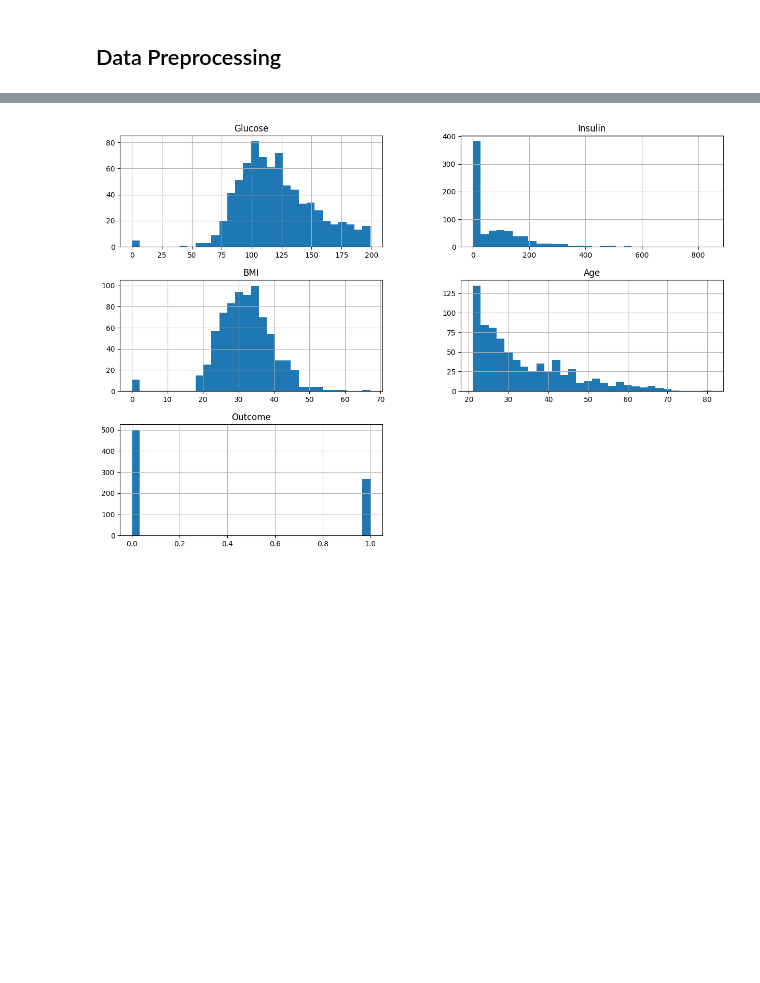
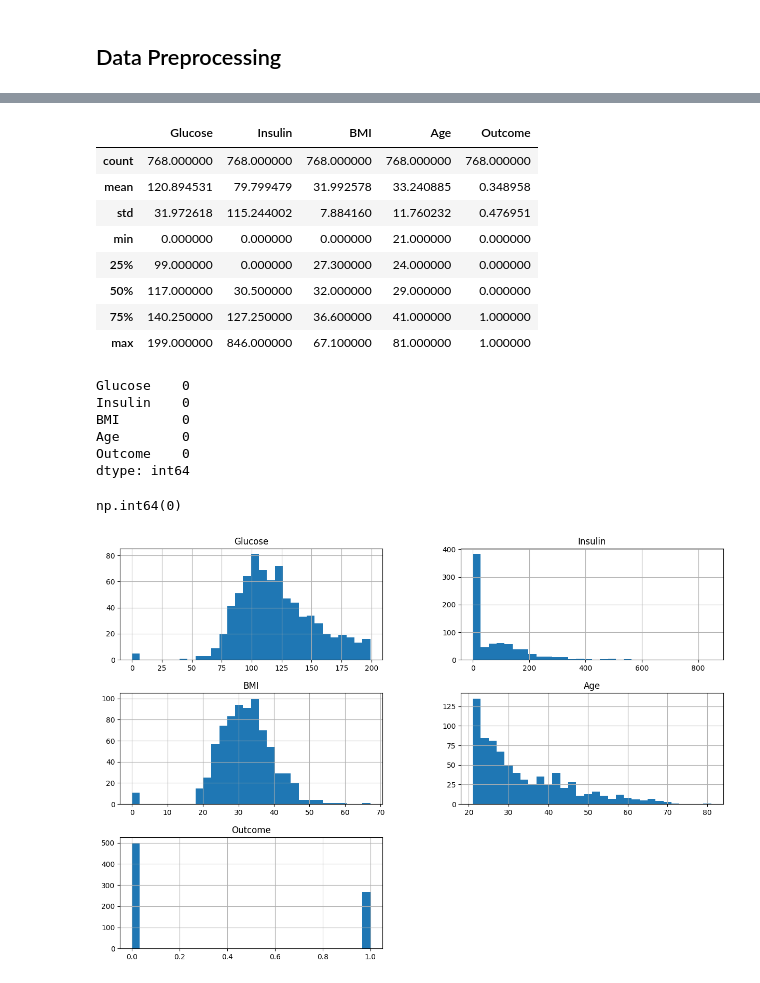
Before and after one commit to SaitejSamudrala/DiabetesPrediction, a Jupyter notebook: MLbackend/Assignment4.ipynb, the cells around one changed output, grey strips where cells are left out. Drawn from its saved outputs; the diff is of its cells as text; code cells hidden in the pictures; blank space fills up the shorter version.

```diff
--- a/MLbackend/Assignment4.ipynb
+++ b/MLbackend/Assignment4.ipynb
@@ -14 +28,26 @@ data = pd.read_csv('diabetes.csv')
+# %%
+data.describe()
+# %% [output]
+|  | Glucose | Insulin | BMI | Age | Outcome |
+| count | 768.000000 | 768.000000 | 768.000000 | 768.000000 | 768.000000 |
+| mean | 120.894531 | 79.799479 | 31.992578 | 33.240885 | 0.348958 |
+| std | 31.972618 | 115.244002 | 7.884160 | 11.760232 | 0.476951 |
+| min | 0.000000 | 0.000000 | 0.000000 | 21.000000 | 0.000000 |
+| 25% | 99.000000 | 0.000000 | 27.300000 | 24.000000 | 0.000000 |
+| 50% | 117.000000 | 30.500000 | 32.000000 | 29.000000 | 0.000000 |
+| 75% | 140.250000 | 127.250000 | 36.600000 | 41.000000 | 1.000000 |
+| max | 199.000000 | 846.000000 | 67.100000 | 81.000000 | 1.000000 |
+# %%
+data.isna().sum()
+# %% [output]
+Glucose    0
+Insulin    0
+BMI        0
+Age        0
+Outcome    0
+dtype: int64
+# %%
+data.duplicated().sum()
+# %% [output]
+np.int64(0)
 # %%
```
Also changed, not shown: parts of 12 cells of this notebook, 1 other file.
